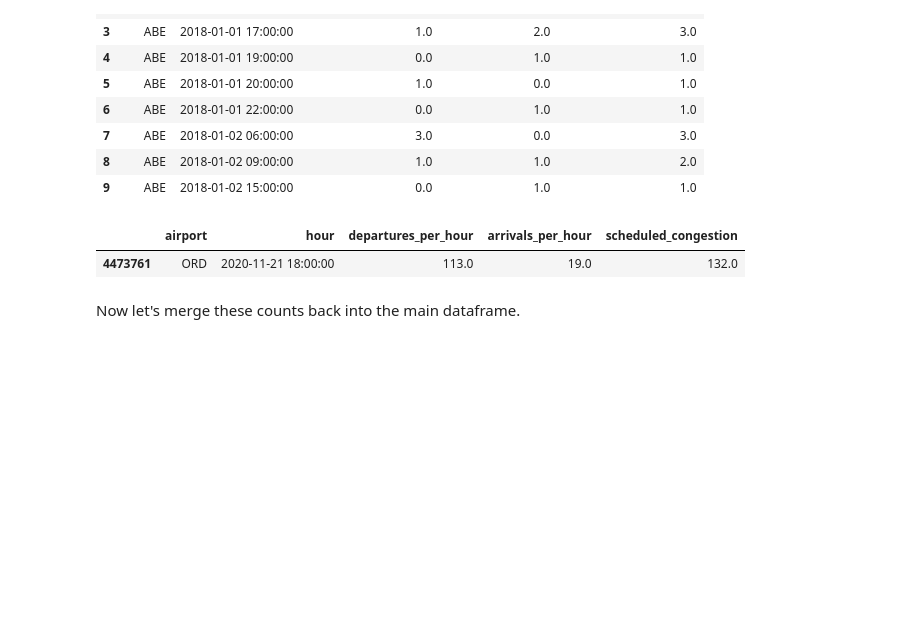
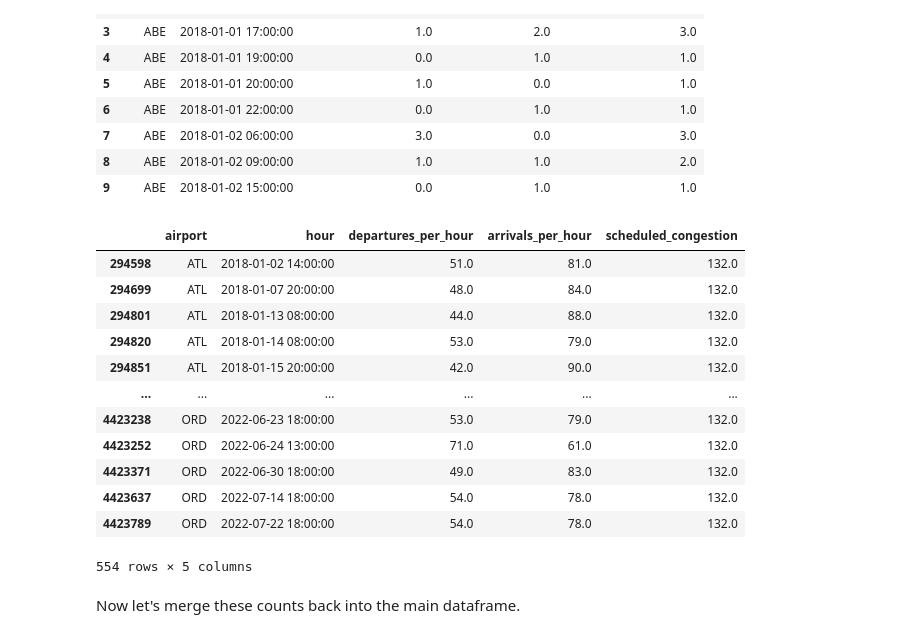
Before and after one commit to rashdul/flight-delay-prediction, a Jupyter notebook: notebooks/01_data_exploration_second_try.ipynb, the cells around one changed output. Cells and saved outputs as stored; diff of their text form; code cells hidden in the pictures; blank space fills up the shorter version.

```diff
--- a/notebooks/01_data_exploration_second_try.ipynb
+++ b/notebooks/01_data_exploration_second_try.ipynb
@@ -59,11 +71,11 @@ KEEP_COLS = [
 
 ]
 
-df_2018 = pd.read_parquet('/root/.cache/kagglehub/datasets/robikscube/flight-delay-dataset-20182022/versions/4/Combined_Flights_2018.parquet', columns=KEEP_COLS)
-df_2019 = pd.read_parquet('/root/.cache/kagglehub/datasets/robikscube/flight-delay-dataset-20182022/versions/4/Combined_Flights_2019.parquet', columns=KEEP_COLS)
-df_2020 = pd.read_parquet('/root/.cache/kagglehub/datasets/robikscube/flight-delay-dataset-20182022/versions/4/Combined_Flights_2020.parquet', columns=KEEP_COLS)
-df_2021 = pd.read_parquet('/root/.cache/kagglehub/datasets/robikscube/flight-delay-dataset-20182022/versions/4/Combined_Flights_2021.parquet', columns=KEEP_COLS)
-df_2022 = pd.read_parquet('/root/.cache/kagglehub/datasets/robikscube/flight-delay-dataset-20182022/versions/4/Combined_Flights_2022.parquet', columns=KEEP_COLS)
+df_2018 = pd.read_parquet('/kaggle/input/flight-delay-dataset-20182022/Combined_Flights_2018.parquet', columns=KEEP_COLS)
+df_2019 = pd.read_parquet('/kaggle/input/flight-delay-dataset-20182022/Combined_Flights_2019.parquet', columns=KEEP_COLS)
+df_2020 = pd.read_parquet('/kaggle/input/flight-delay-dataset-20182022/Combined_Flights_2020.parquet', columns=KEEP_COLS)
+df_2021 = pd.read_parquet('/kaggle/input/flight-delay-dataset-20182022/Combined_Flights_2021.parquet', columns=KEEP_COLS)
+df_2022 = pd.read_parquet('/kaggle/input/flight-delay-dataset-20182022/Combined_Flights_2022.parquet', columns=KEEP_COLS)
 # %% [markdown]
 Now we will need to concatenate the data from different years into a single DataFrame for easier analysis.
 # %%
@@ -225,10 +241,21 @@ congestion.head(10)
 | 8 | ABE | 2018-01-02 09:00:00 | 1.0 | 1.0 | 2.0 |
 | 9 | ABE | 2018-01-02 15:00:00 | 0.0 | 1.0 | 1.0 |
 # %%
-congestion[congestion['departures_per_hour'] == 113]
+congestion[congestion['scheduled_congestion'] == 132]
 # %% [output]
 |  | airport | hour | departures_per_hour | arrivals_per_hour | scheduled_congestion |
-| 4473761 | ORD | 2020-11-21 18:00:00 | 113.0 | 19.0 | 132.0 |
+| 294598 | ATL | 2018-01-02 14:00:00 | 51.0 | 81.0 | 132.0 |
+| 294699 | ATL | 2018-01-07 20:00:00 | 48.0 | 84.0 | 132.0 |
+| 294801 | ATL | 2018-01-13 08:00:00 | 44.0 | 88.0 | 132.0 |
+| 294820 | ATL | 2018-01-14 08:00:00 | 53.0 | 79.0 | 132.0 |
+| 294851 | ATL | 2018-01-15 20:00:00 | 42.0 | 90.0 | 132.0 |
+| ... | ... | ... | ... | ... | ... |
+| 4423238 | ORD | 2022-06-23 18:00:00 | 53.0 | 79.0 | 132.0 |
+| 4423252 | ORD | 2022-06-24 13:00:00 | 71.0 | 61.0 | 132.0 |
+| 4423371 | ORD | 2022-06-30 18:00:00 | 49.0 | 83.0 | 132.0 |
+| 4423637 | ORD | 2022-07-14 18:00:00 | 54.0 | 78.0 | 132.0 |
+| 4423789 | ORD | 2022-07-22 18:00:00 | 54.0 | 78.0 | 132.0 |
+554 rows × 5 columns
 # %% [markdown]
 Now let's merge these counts back into the main dataframe.
 # %%
```
Also changed, not shown: parts of 15 cells of this notebook.
